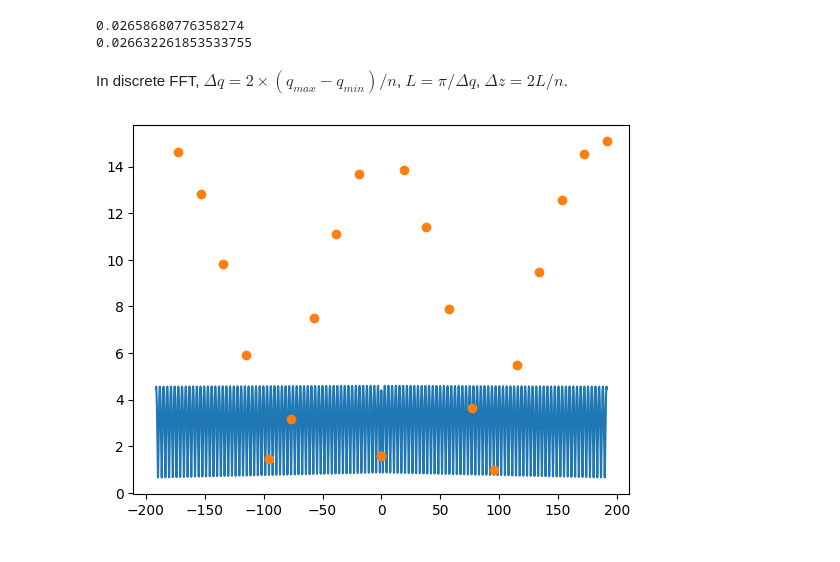
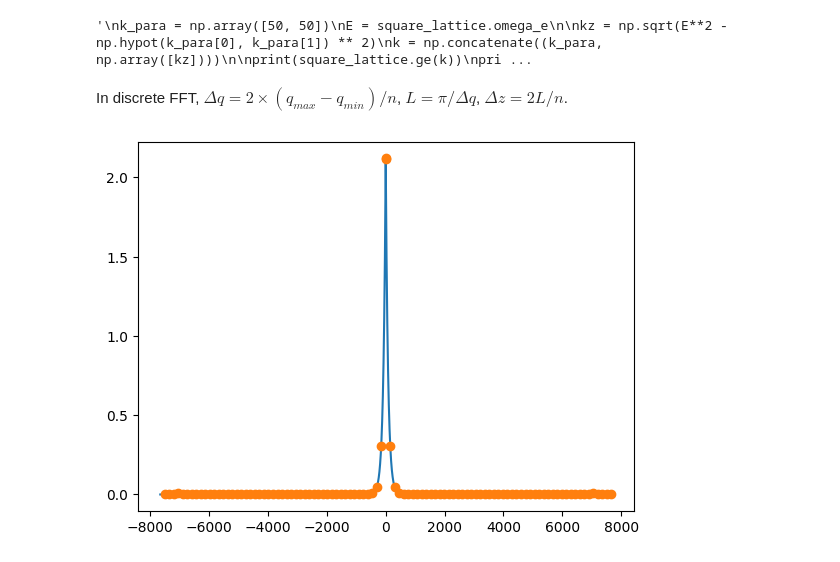
Before and after one commit to ClaudioQTM/2D_array, a Jupyter notebook: src/W_state/W_state_FFT.ipynb, the cells around one changed output. Cells and saved outputs as stored; diff of their text form; code cells hidden in the pictures.

```diff
--- a/src/W_state/W_state_FFT.ipynb
+++ b/src/W_state/W_state_FFT.ipynb
@@ -89,14 +88,14 @@ sigma_func_period_numba = create_self_energy_interpolator_numba(
     kx, ky, sigma_grid, lattice=square_lattice
 )
 collective_lamb_shift = self_energy(
-    0, 0, square_lattice.a, square_lattice.d, lattice.omega_e, alpha
+    0, 0, square_lattice.a, square_lattice.d, square_lattice.omega_e, alpha
 ).real
 sigma_func_period = create_self_energy_interpolator_numba(
     kx, ky, sigma_grid, lattice=square_lattice
 )
-
+"""
 k_para = np.array([50, 50])
-E = lattice.omega_e
+E = square_lattice.omega_e
 
 kz = np.sqrt(E**2 - np.hypot(k_para[0], k_para[1]) ** 2)
 k = np.concatenate((k_para, np.array([kz])))
@@ -111,9 +110,9 @@ print(
     )
     ** (1 / 2)
 )
+"""
 # %% [output]
-0.02658680776358274
-0.026632261853533755
+'\nk_para = np.array([50, 50])\nE = square_lattice.omega_e\n\nkz = np.sqrt(E**2 - np.hypot(k_para[0], k_para[1]) ** 2)\nk = np.concatenate((k_para, np.array([kz])))\n\nprint(square_lattice.ge(k))\npri ...
 # %%
 import matplotlib.pyplot as plt
 
@@ -181,30 +221,33 @@ def W_k_sp_grid(
 from scipy.integrate import quad_vec
 
 r_para = np.array([0, 0])
-p_para = np.array([0, 0])
+p_para = np.array([10, 10])
 E1 = 203 / 2
 E = 205
 Q_para = np.array([0, 0])
 sigma_func_period = sigma_func_period_numba
-Zc = 0
+Zc = 10
 q_min, q_max = q_bounds(E, r_para, Q_para, square_lattice)
 
 
-def quad_FT(r_para, p_para, Zc, z, E1, E, Q_para, lattice, sigma_func_period):
+def quad_FT(r_para, p_para, Zc, z, E1, E, Q_para, lattice, sigma_func_period,eta):
     def W_quad_integrand(q):
         return (
-            W_profile_BM(r_para, q, p_para, E1, E, Q_para, lattice, sigma_func_period)
+            W_profile_BM(
+                r_para, q, p_para, E1, E, Q_para, lattice, sigma_func_period,eta
+            )
             * np.exp(1j * Zc * solve_Kz(q, E, r_para, Q_para, lattice))
             * np.exp(1j * q * z)
         )
+
     q_min, q_max = q_bounds(E, r_para, Q_para, lattice)
     integral, integral_err = quad_vec(
         W_quad_integrand,
-        q_min,
-        q_max,
+        q_min + 1e-10,
+        q_max - 1e-10,
         epsabs=1e-9,
         epsrel=1e-9,
-        limit=300,
+        limit=2000,
         quadrature="gk21",
     )
 
@@ -214,10 +257,19 @@ In discrete FFT, $\Delta q=2\times (q_{max}-q_{min})/n$, $L=\pi/\Delta q$, $\Del
 # %%
 from scipy.fft import ifft
 
-n_points = 50000
+n_points = 2000000
 
 q_grid, value_grid = W_k_sp_grid(
-    r_para, p_para, E1, E, Q_para, Zc, square_lattice, sigma_func_period, n_points
+    r_para,
+    p_para,
+    E1,
+    E,
+    Q_para,
+    Zc,
+    square_lattice,
+    sigma_func_period,
+    n_points,
+    eta=0.001,
 )
 dq = q_grid[1] - q_grid[0]
 L = np.pi / dq  # Nyquist limit
@@ -233,32 +285,33 @@ nyquist_z = np.pi / dq
 min_samples_per_period = 8
 resolved_z = 2 * np.pi / (min_samples_per_period * dq)
 keep = np.abs(z_grid) <= resolved_z
 trusted_idx = np.flatnonzero(keep)
-sample_idx = trusted_idx[:: max(1, len(trusted_idx) // 20)]
+sample_idx = trusted_idx[:: max(1, len(trusted_idx) // 100)]
 z_sample = z_grid[sample_idx]
 
 quad_result = []
 quad_err = []
 for z_val in z_sample:
     val, err = quad_FT(
         r_para,
         p_para,
         Zc,
         z_val,
         E1,
         E,
         Q_para,
         square_lattice,
         sigma_func_period,
+        eta=0.001,
     )
     quad_result.append(val)
     quad_err.append(err)
 quad_result = np.asarray(quad_result)
 quad_err = np.asarray(quad_err)
 
 plot_idx = np.argsort(z_grid[keep])
 plt.plot(z_grid[keep][plot_idx], np.abs(value_grid_ifft[keep][plot_idx]))
 plt.plot(z_sample, np.abs(quad_result), "o")
 plt.show()
 # %% [output]
-[figure, old version]
+[figure, new version]
```
Also changed, not shown: parts of 5 cells of this notebook, 1 other file.
